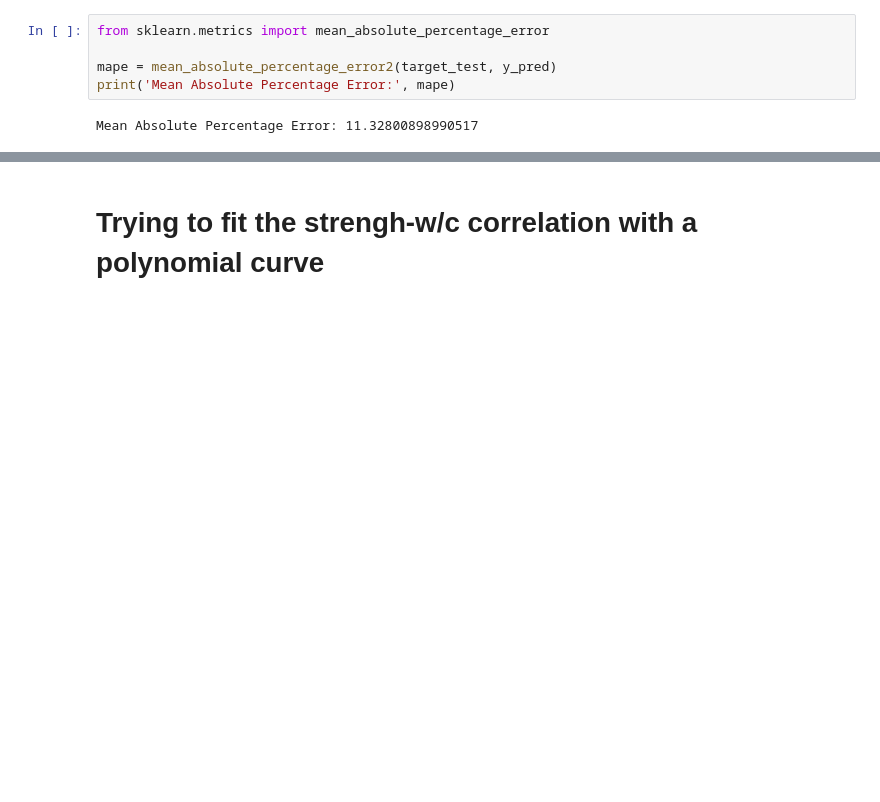
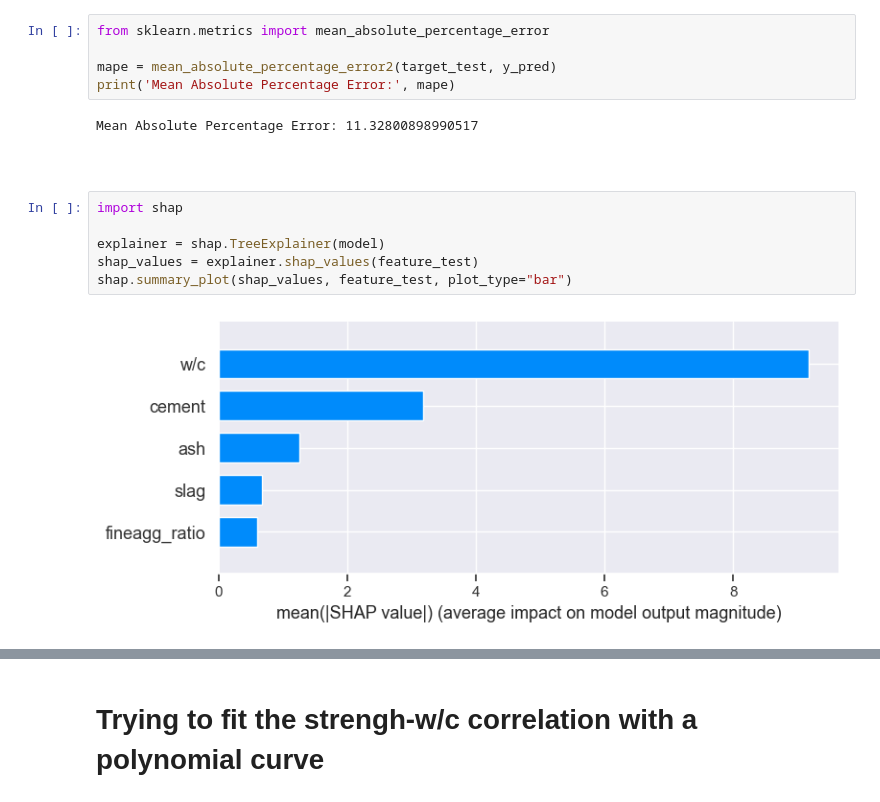
Before and after one commit to supernauth/cement_manufacturing, a Jupyter notebook: cement_manufacuring.ipynb, the cells around one changed output, grey strips where cells are left out. Saved outputs shown, nothing was run; the diff lists cells and outputs as text; blank space fills up the shorter version.

Commit message:
Adding Shapley visualizations

```diff
--- a/cement_manufacuring.ipynb
+++ b/cement_manufacuring.ipynb
@@ -220,3 +221,13 @@ mape = mean_absolute_percentage_error2(target_test, y_pred)
 print('Mean Absolute Percentage Error:', mape)
 # %% [output]
 Mean Absolute Percentage Error: 11.32800898990517
+# %% [markdown]
+##
+# %%
+import shap
+
+explainer = shap.TreeExplainer(model)
+shap_values = explainer.shap_values(feature_test)
+shap.summary_plot(shap_values, feature_test, plot_type="bar")
+# %% [output]
+[figure, added]
```
Also changed, not shown: parts of 9 cells of this notebook.
